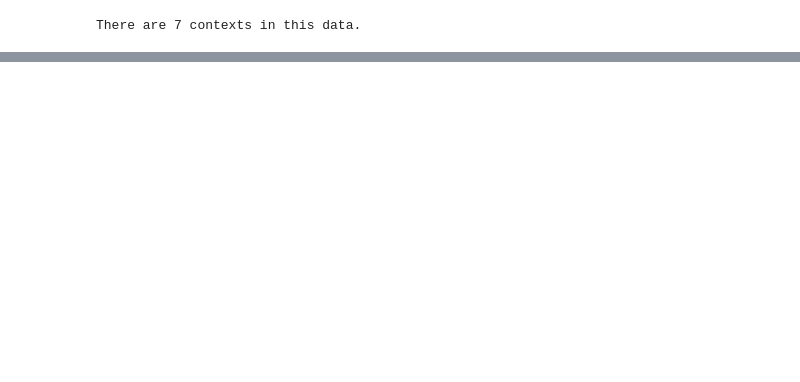
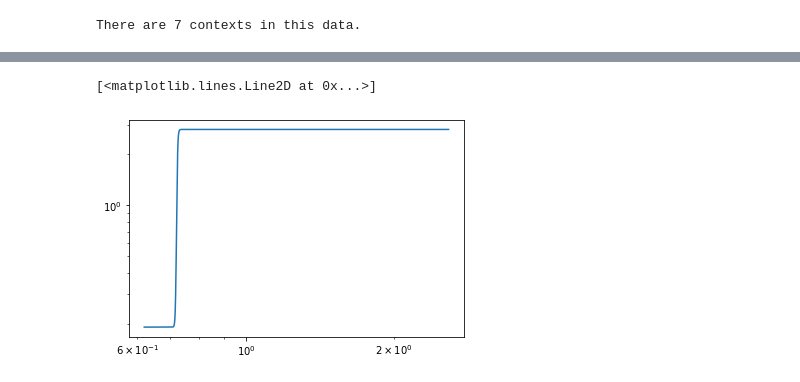
Before and after one commit to lgrozinger/pyolin, a Jupyter notebook: notebooks/Similarity.ipynb, the cells around one changed output, grey strips where cells are left out. Drawn from its saved outputs; the diff is of its cells as text; code cells hidden in the pictures; blank space fills up the shorter version.

```diff
--- a/notebooks/Similarity.ipynb
+++ b/notebooks/Similarity.ipynb
@@ -64 +64,23 @@ for cargo in cargoes:
 ... (8 outputs left out)
+# %%
+f1 = data['CC118Lpir':'pSeva221':'Amer_f1']
+p3 = data['CC118Lpir':'pSeva221':'Phif_p3']
+r1 = data['CC118Lpir':'pSeva221':'Psra_r1']
+
+r1.is_compatible_with(p3)
+p3.is_compatible_with(f1)
+
+def composite_hill(x):
+    return f1.hill_function(p3.hill_function(r1.hill_function(x)))
+
+def inverse_composite(x):
+    return r1.hill_function(p3.hill_function(x))
+
+import numpy
+from math import log10
+xs = numpy.logspace(log10(min(r1.rpu_in)), log10(max(r1.rpu_in)), 9999)
+ys = [inverse_composite(x) for x in xs]
+plt.loglog(xs, ys)
+# %% [output]
+[<matplotlib.lines.Line2D at 0x...>]
+[figure, added]
```
Also changed, not shown: parts of 5 cells of this notebook, 7 other files.
